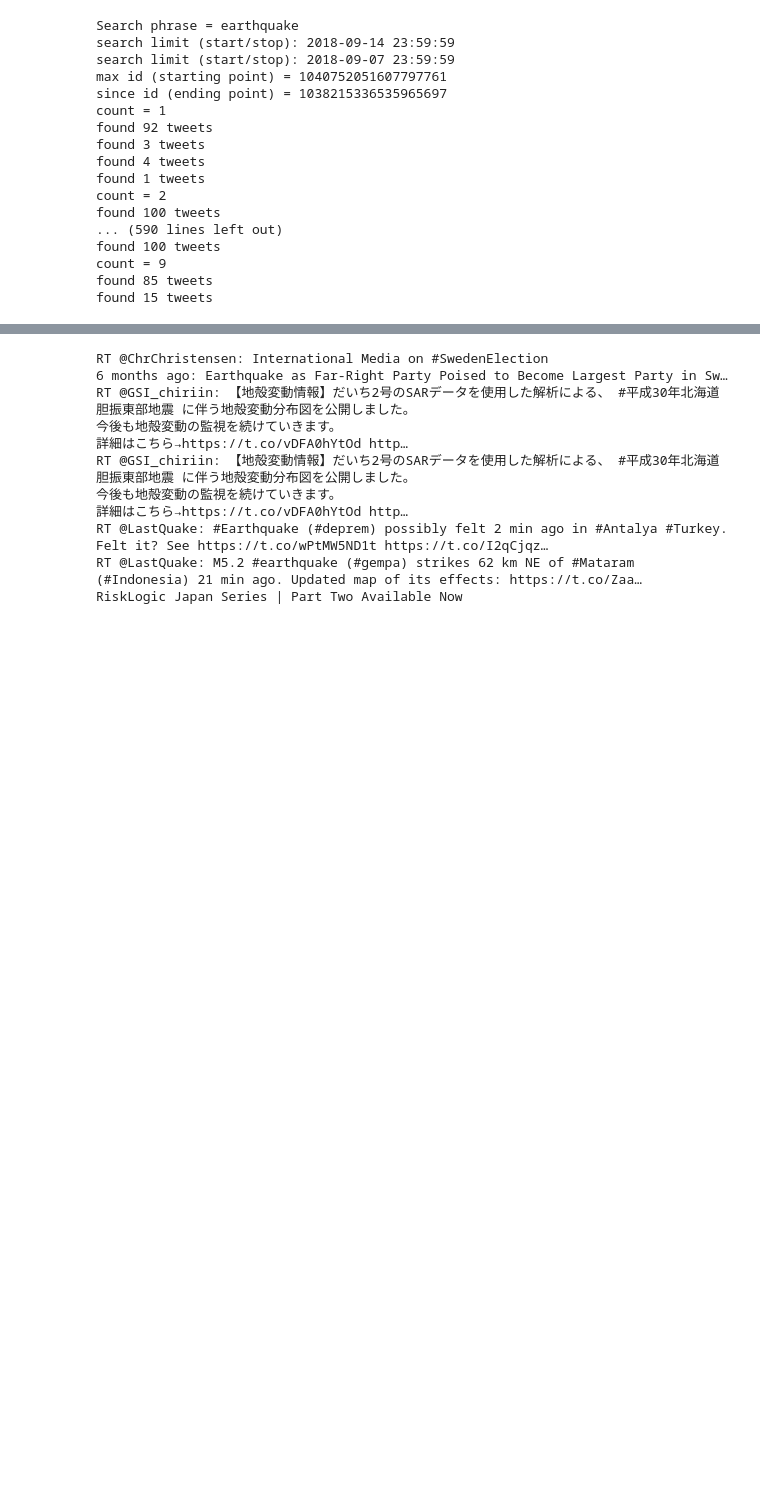
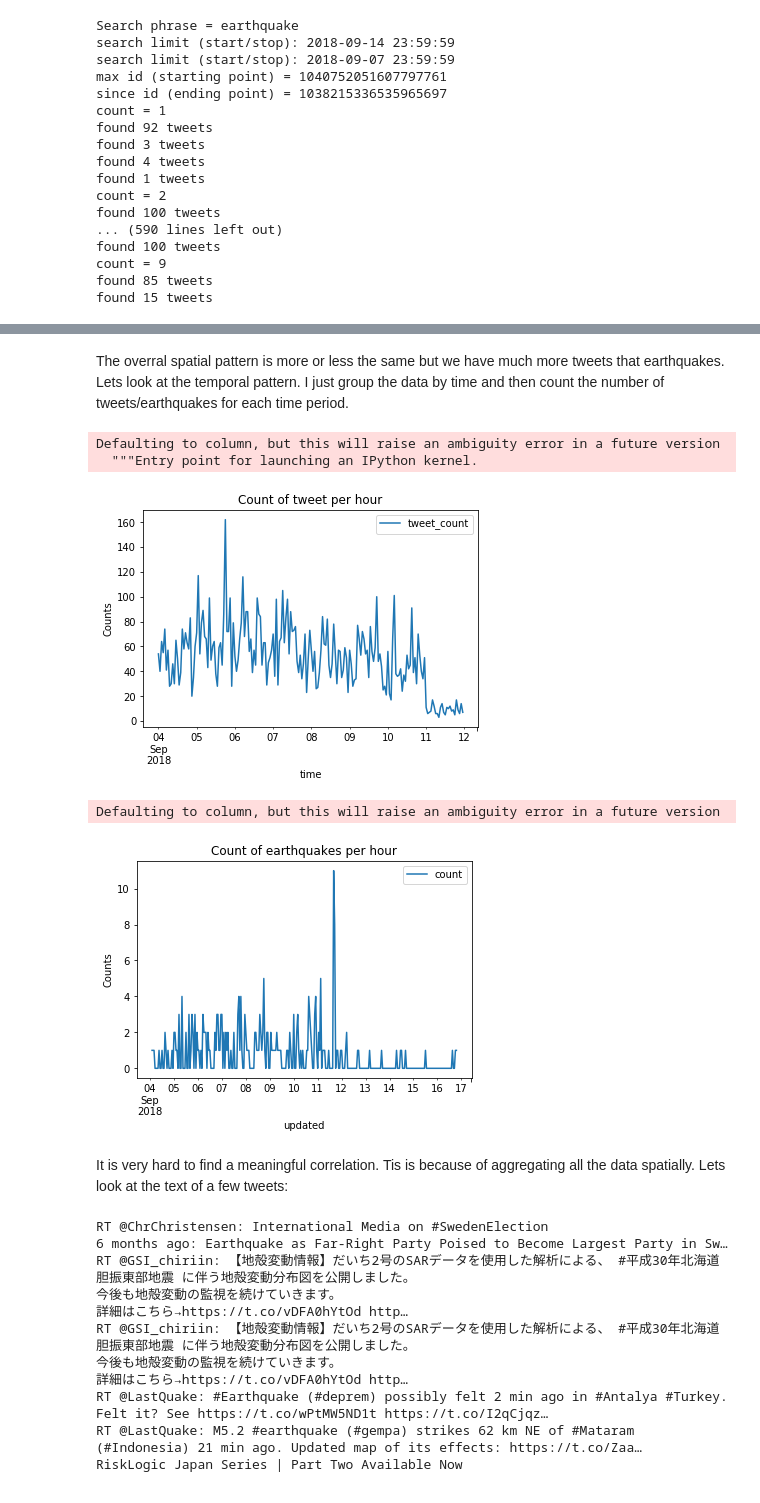
Before and after one commit to smousavi05/Estimating-Earthquake-Locations-Using-Twitter-Data-and-an-Unsupervised-Clustering, a Jupyter notebook: twitt_earthquake.ipynb, the cells around one changed output, grey strips where cells are left out. Drawn from its saved outputs; the diff is of its cells as text; code cells hidden in the pictures; blank space fills up the shorter version.

```diff
--- a/twitt_earthquake.ipynb
+++ b/twitt_earthquake.ipynb
@@ -222,3 +344,26 @@ If we plot the text of first 10 tweets
+# %% [markdown]
+The overral spatial pattern is more or less the same but we have much more tweets that earthquakes.
+Lets look at the temporal pattern. I just group the data by time and then count the number of tweets/earthquakes for each time period.
+# %%
+df2 = df[["longitude","latitude","time"]].groupby("time").agg({"time":"count"}).sort_values("time",ascending = False).rename(columns={'time':'tweet_count'})
+df2.resample("h").sum().plot(title = "Count of tweet per hour")
+plt.ylabel('Counts')
+plt.show()
+
+df3 = eqs[["longitude","latitude", "updated"]].groupby("updated").agg({"updated":"count"}).sort_values("updated",ascending = False).rename(columns={"updated":'count'})
+df3.index = pd.to_datetime(df3.index)
+df3.resample("h").sum().plot(title = "Count of earthquakes per hour")
+plt.ylabel('Counts')
+plt.show()
+# %% [output]
+Defaulting to column, but this will raise an ambiguity error in a future version
+  """Entry point for launching an IPython kernel.
+[figure, added]
+Defaulting to column, but this will raise an ambiguity error in a future version
+[figure, added]
+# %% [markdown]
+It is very hard to find a meaningful correlation. Tis is because of aggregating all the data spatially.
+Lets look at the text of a few tweets:
 # %%
 for t in tweets[:10]:
     print(t['text'])
```
Also changed, not shown: parts of 28 cells of this notebook.
